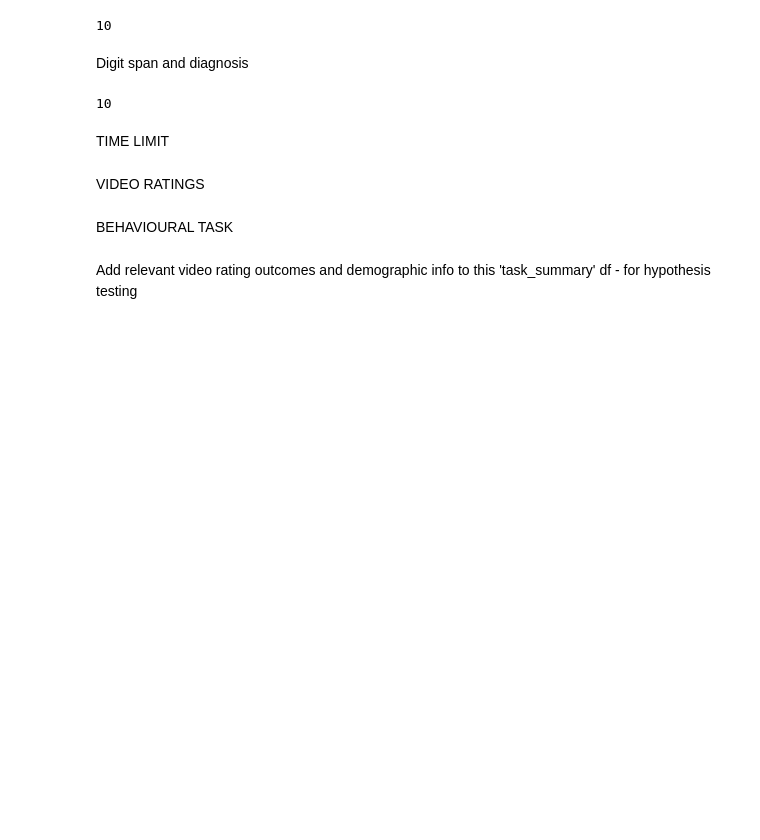
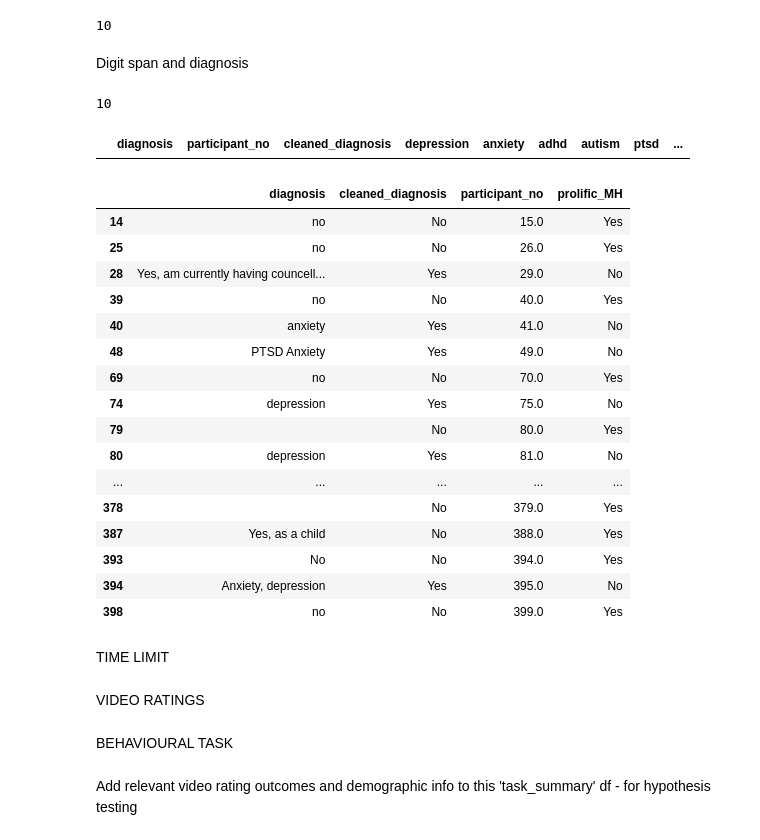
Before and after one commit to emilybagley/disgust_reversal_learning-stage2, a Jupyter notebook: 0_data_cleaning.ipynb, the cells around one changed output. Cells and saved outputs as stored; diff of their text form; code cells hidden in the pictures; blank space fills up the shorter version.

Commit message:
Final check for make_diagnosis
Check those who's self-report does not match Prolific's information. Manually check that the 'cleaned_diagnosis' classification matches what they reported themselves.

```diff
--- a/0_data_cleaning.ipynb
+++ b/0_data_cleaning.ipynb
@@ -91,6 +91,32 @@ dem_df=(diagnosis.merge(digit_span, on='participant_no')).merge(demographics, on
 len(excluded_list)
 # %% [output]
 10
+# %%
+#check for those without automated diagnoses
+diagnosis[~diagnosis['cleaned_diagnosis'].isin(['Yes', 'No'])]
+# %% [output]
+|  | diagnosis | participant_no | cleaned_diagnosis | depression | anxiety | adhd | autism | ptsd | ... |
+# %%
+#manually check for those where cleaned diagnosis isn't what prolific says
+dem_df[dem_df['prolific_MH'] != dem_df['cleaned_diagnosis']][['diagnosis', 'cleaned_diagnosis', 'participant_no', 'prolific_MH']]
+# %% [output]
+|  | diagnosis | cleaned_diagnosis | participant_no | prolific_MH |
+| 14 | no | No | 15.0 | Yes |
+| 25 | no | No | 26.0 | Yes |
+| 28 | Yes, am currently having councell... | Yes | 29.0 | No |
+| 39 | no | No | 40.0 | Yes |
+| 40 | anxiety | Yes | 41.0 | No |
+| 48 | PTSD Anxiety | Yes | 49.0 | No |
+| 69 | no | No | 70.0 | Yes |
+| 74 | depression | Yes | 75.0 | No |
+| 79 |  | No | 80.0 | Yes |
+| 80 | depression | Yes | 81.0 | No |
+| ... | ... | ... | ... | ... |
+| 378 |  | No | 379.0 | Yes |
+| 387 | Yes, as a child | No | 388.0 | Yes |
+| 393 | No | No | 394.0 | Yes |
+| 394 | Anxiety, depression | Yes | 395.0 | No |
+| 398 | no | No | 399.0 | Yes |
 # %% [markdown]
 TIME LIMIT
 # %%
```
